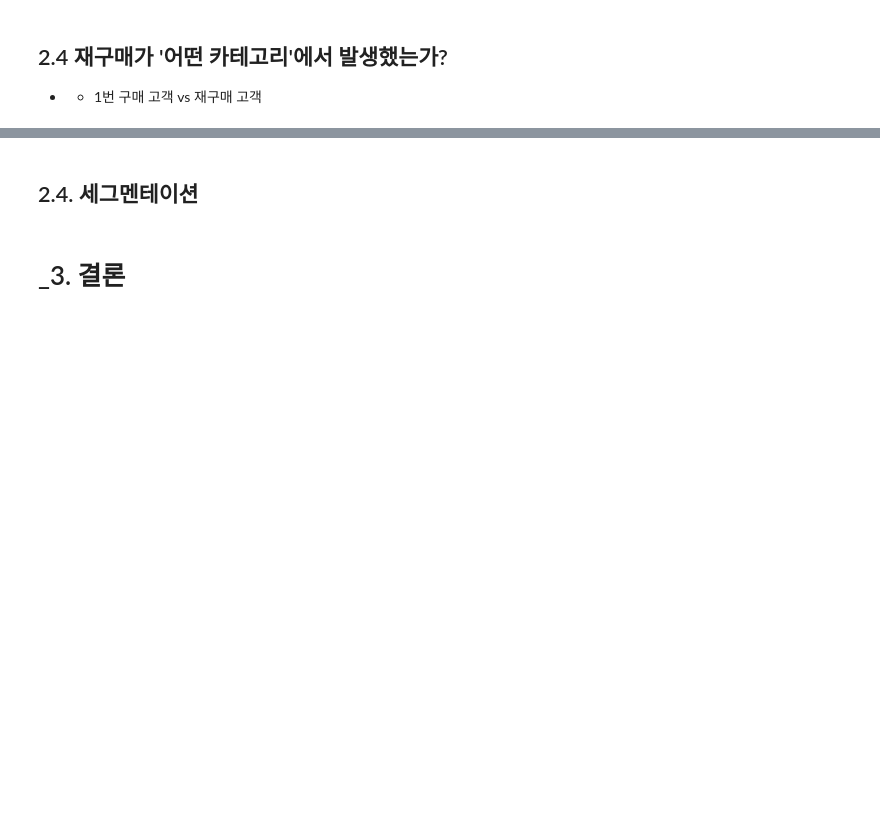
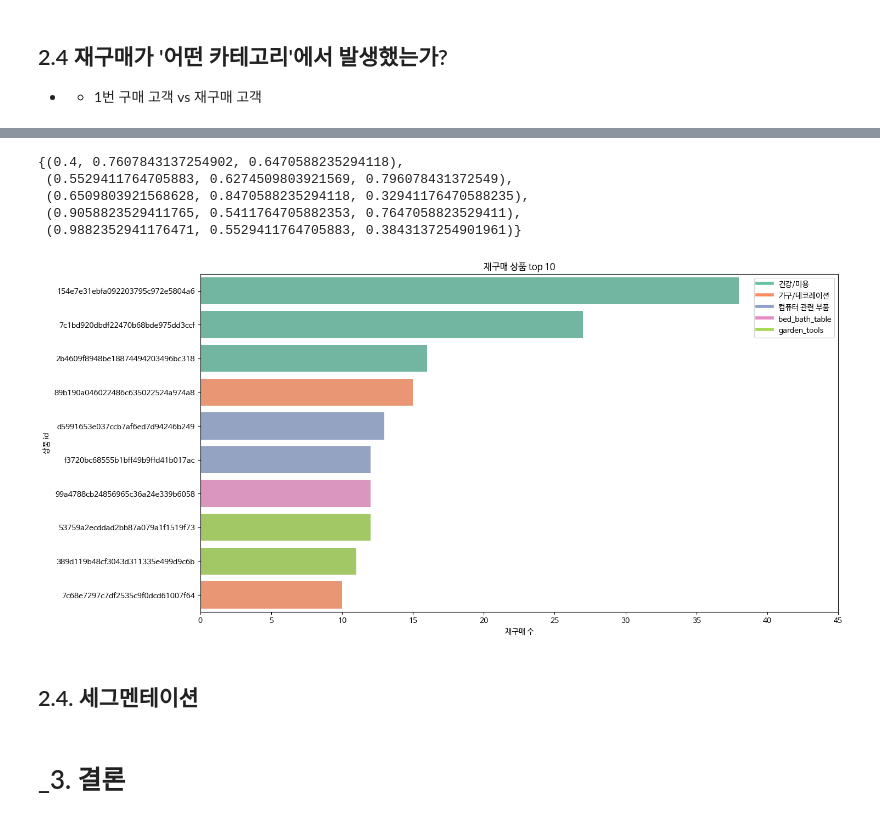
Before and after one commit to Nayoung-young/prj-ecommerce-eda, a Jupyter notebook: User_Analysis.ipynb, the cells around one changed output, grey strips where cells are left out. Drawn from its saved outputs; the diff is of its cells as text; code cells hidden in the pictures; blank space fills up the shorter version.

```diff
--- a/User_Analysis.ipynb
+++ b/User_Analysis.ipynb
@@ -1499,0 +1887,14 @@ customer_repurchase_ids = df_customers_repurchase.customer_unique_id.tolist()
+# %%
+cats = [cat for cat in df_repurchase_it_cnts_top10.product_category_name_english]
+palette = sns.color_palette("Set2")
+
+colors = []
+for c in cats:
+  if c == 'health_beauty': colors.append(palette[0])
+  elif c == 'furniture_decor': colors.append(palette[1])
+  elif c == 'computers_accessories': colors.append(palette[2])
+  elif c == 'bed_bath_table': colors.append(palette[3])
+  elif c == 'garden_tools': colors.append(palette[4])
+  else: colors.append(palette[5])
+
+colors
@@ -1499,0 +1912,9 @@ customer_repurchase_ids = df_customers_repurchase.customer_unique_id.tolist()
+# %%
+# 검증 - 5개여야 함
+set(colors)
+# %% [output]
+{(0.4, 0.7607843137254902, 0.6470588235294118),
+ (0.5529411764705883, 0.6274509803921569, 0.796078431372549),
+ (0.6509803921568628, 0.8470588235294118, 0.32941176470588235),
+ (0.9058823529411765, 0.5411764705882353, 0.7647058823529411),
+ (0.9882352941176471, 0.5529411764705883, 0.3843137254901961)}
@@ -1500,3 +1924,31 @@ customer_repurchase_ids = df_customers_repurchase.customer_unique_id.tolist()
+# %%
+# 재구매 items top 10
+
+fig, ax = plt.subplots(ncols = 1, nrows = 1, figsize = (15,8))
+
+sns.barplot(data = df_repurchase_it_cnts[:10], y = 'product_id', x = 'order_item_cnts',
+            palette = colors) #, palette='Set2')
+
+# legend 추가
+custom_lines = [Line2D([0], [0], color=palette[0], lw=4),
+                Line2D([0], [0], color=palette[1], lw=4),
+                Line2D([0], [0], color=palette[2], lw=4),
+                Line2D([0], [0], color=palette[3], lw=4),
+                Line2D([0], [0], color=palette[4], lw=4),
+                ]
+
+ax.legend(custom_lines, ['건강/미용', '가구/데코레이션', '컴퓨터 관련 부품', 'bed_bath_table','garden_tools'])
+
+plt.xlim(0, 45)
+
+plt.xlabel('재구매 수')
+plt.ylabel('상품 id')
+
+plt.title('재구매 상품 top 10')
+
+plt.show()
+# %% [output]
+[figure, added]
 # %% [markdown]
 ## 2.4. 세그멘테이션
 # %% [markdown]
```
Also changed, not shown: parts of 61 cells of this notebook.
